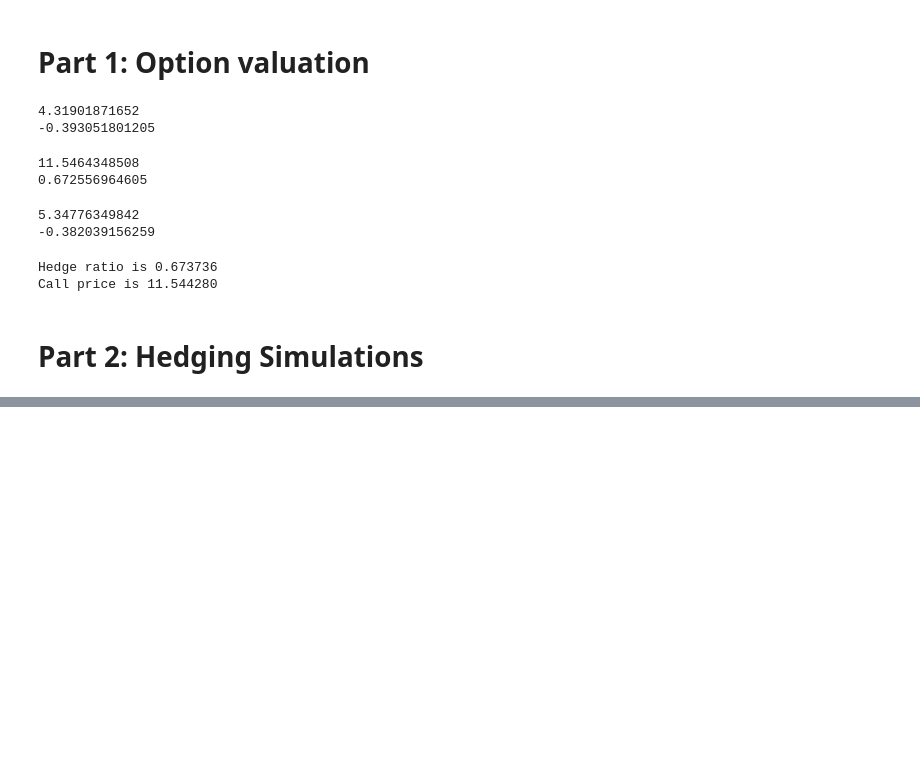
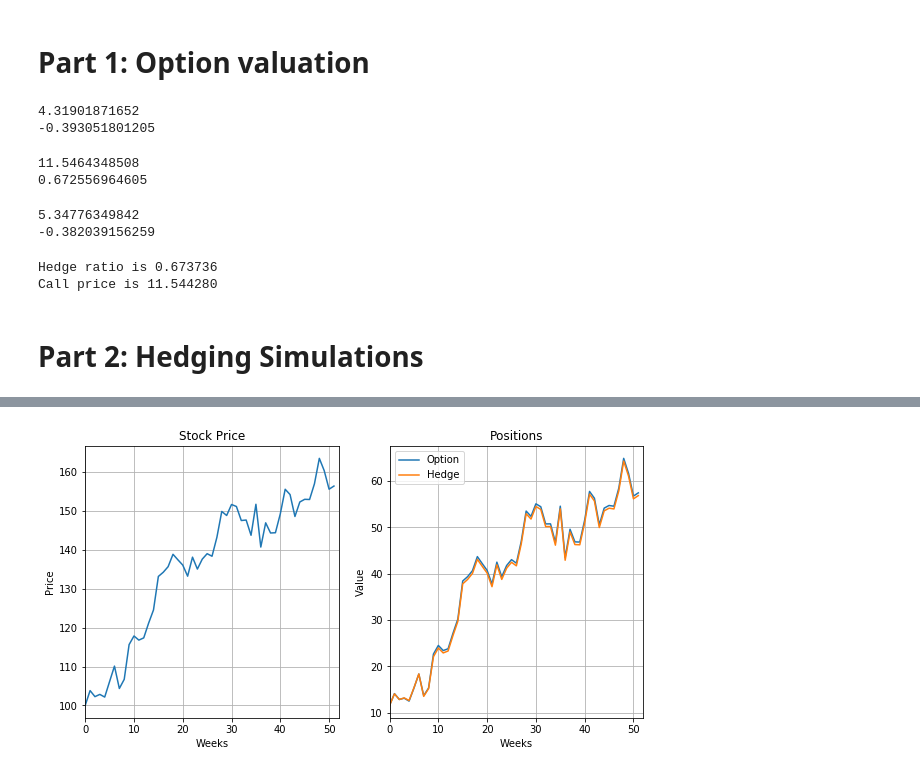
Before and after one commit to krishnakanthsasi/ComputationFin-nce-18, a Jupyter notebook: lab1/lab_assignment_1.ipynb, the cells around one changed output, grey strips where cells are left out. Drawn from its saved outputs; the diff is of its cells as text; code cells hidden in the pictures; blank space fills up the shorter version.

Commit message:
compute hedge errors

```diff
--- a/lab1/lab_assignment_1.ipynb
+++ b/lab1/lab_assignment_1.ipynb
@@ -89,7 +88,7 @@ def option_valuation(S0,K,T,N,r,v,call=True,american=False):
 
 # Black Scholes formula
 
-def blackScholes(r, K, T, S_0, sigma):
+def black_scholes(r, K, T, S_0, sigma):
     '''
     Calculates the Hedge ratio, call price and put price
 
@@ -113,14 +112,14 @@ def blackScholes(r, K, T, S_0, sigma):
         p: float
             Put price
     '''
-    d1 = (math.log(S_0/K)+(r+(sigma**2)/2)*T)/sigma*(T**0.5)
+    d1 = (np.log(S_0/K)+(r+(sigma**2)/2)*T)/(sigma*np.sqrt(T))
     d2 = d1-sigma*(T**0.5)
     N1 = norm.cdf(d1)
     N2 = norm.cdf(d2)
     N3 = norm.cdf(-d1)
     N4 = norm.cdf(-d2)
     c = S_0*N1 - K*math.exp(-r*T)*N2
-    p = K*math.exp(-r*T)*N4 - S_0*N3
+    p = K*np.exp(-r*T)*N4 - S_0*N3
     return N1, c, p
 # %%
 # Test option valuation on the example in the slides
@@ -310,0 +245,24 @@ Mean profit: 0.025995
+# %%
+hedge_error, hedge_portfolio, balances, options, deltas, S  = dynamic_hedging_simulation()
+
+plt.show()
+plt.figure(figsize=(10,5))
+plt.subplot(1, 2, 1)
+plt.plot(range(52), S)
+plt.xlim(0,52)
+plt.grid()
+plt.title('Stock Price')
+plt.ylabel('Price')
+plt.xlabel('Weeks')
+plt.subplot(1, 2, 2)
+plt.plot(range(52), options, label='Option')
+plt.plot(range(52), hedge_portfolio, label='Hedge')
+plt.legend()
+plt.xlim(0, 52)
+plt.grid()
+plt.title('Positions')
+plt.ylabel('Value')
+plt.xlabel('Weeks')
+plt.show()
+# %% [output]
+[figure, added]
```
Also changed, not shown: parts of 8 cells of this notebook.
